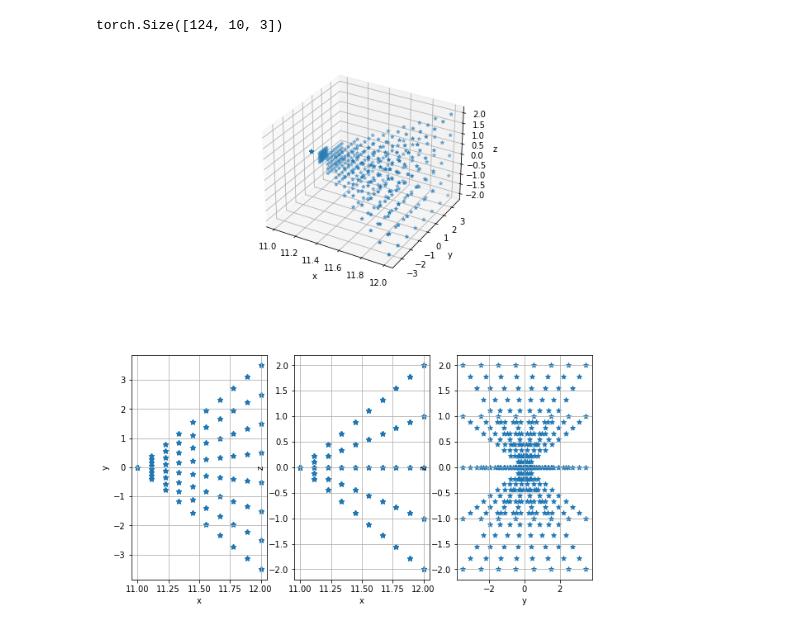
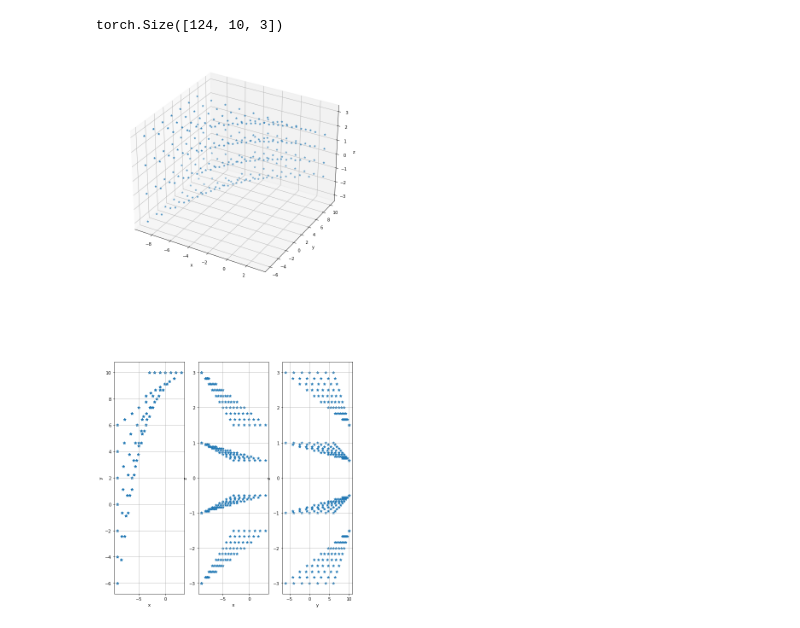
Before and after one commit to YanivHollander/kornia_nerf_jupyter, a Jupyter notebook: test_rays.ipynb, the cells around one changed output. Saved outputs shown, nothing was run; the diff lists cells and outputs as text; code cells hidden in the pictures.

```diff
--- a/test_rays.ipynb
+++ b/test_rays.ipynb
@@ -171,34 +153,37 @@ print(points_3d.shape)
 # %% [output]
 torch.Size([124, 10, 3])
 # %%
-fig = plt.figure(figsize=(10, 10))
+fig = plt.figure(figsize=(10, 20))
 subfigs = fig.subfigures(2, 1, hspace=0.07)
 
 ax1 = subfigs[0].add_subplot(projection='3d')
 
 ax = subfigs[1].subplots(1, 3)
 ax2 = ax[0]
 ax3 = ax[1]
 ax4 = ax[2]
 
-ax1.scatter(points_3d[:40, :, 0], points_3d[:40, :, 1], points_3d[:40, :, 2], marker=m)
+ax1.scatter(points_3d[40:68, :, 0], points_3d[40:68, :, 1], points_3d[40:68, :, 2], marker=m)
 ax1.set_xlabel('x')
 ax1.set_ylabel('y')
 ax1.set_zlabel('z')
 
-ax2.scatter(points_3d[:40, :, 0], points_3d[:40, :, 1], marker=m)
+# ax1.scatter(uniform_sampler_four_cameras.origins[:40, 0], uniform_sampler_four_cameras.origins[:40, 1],
+#            uniform_sampler_four_cameras.origins[:40, 2])
+
+ax2.scatter(points_3d[40:68, :, 0], points_3d[40:68, :, 1], marker=m)
 ax2.set_xlabel('x')
 ax2.set_ylabel('y')
 ax2.grid('on')
 
-ax3.scatter(points_3d[:40, :, 0], points_3d[:40, :, 2], marker=m)
+ax3.scatter(points_3d[40:68, :, 0], points_3d[40:68, :, 2], marker=m)
 ax3.set_xlabel('x')
 ax3.set_ylabel('z')
 ax3.grid('on')
 
-ax4.scatter(points_3d[:40, :, 1], points_3d[:40, :, 2], marker=m)
+ax4.scatter(points_3d[40:68, :, 1], points_3d[40:68, :, 2], marker=m)
 ax4.set_xlabel('y')
 ax4.set_ylabel('z')
 ax4.grid('on')
 # %% [output]
-[figure, old version]
+[figure, new version]
```
Also changed, not shown: parts of 3 cells of this notebook.
